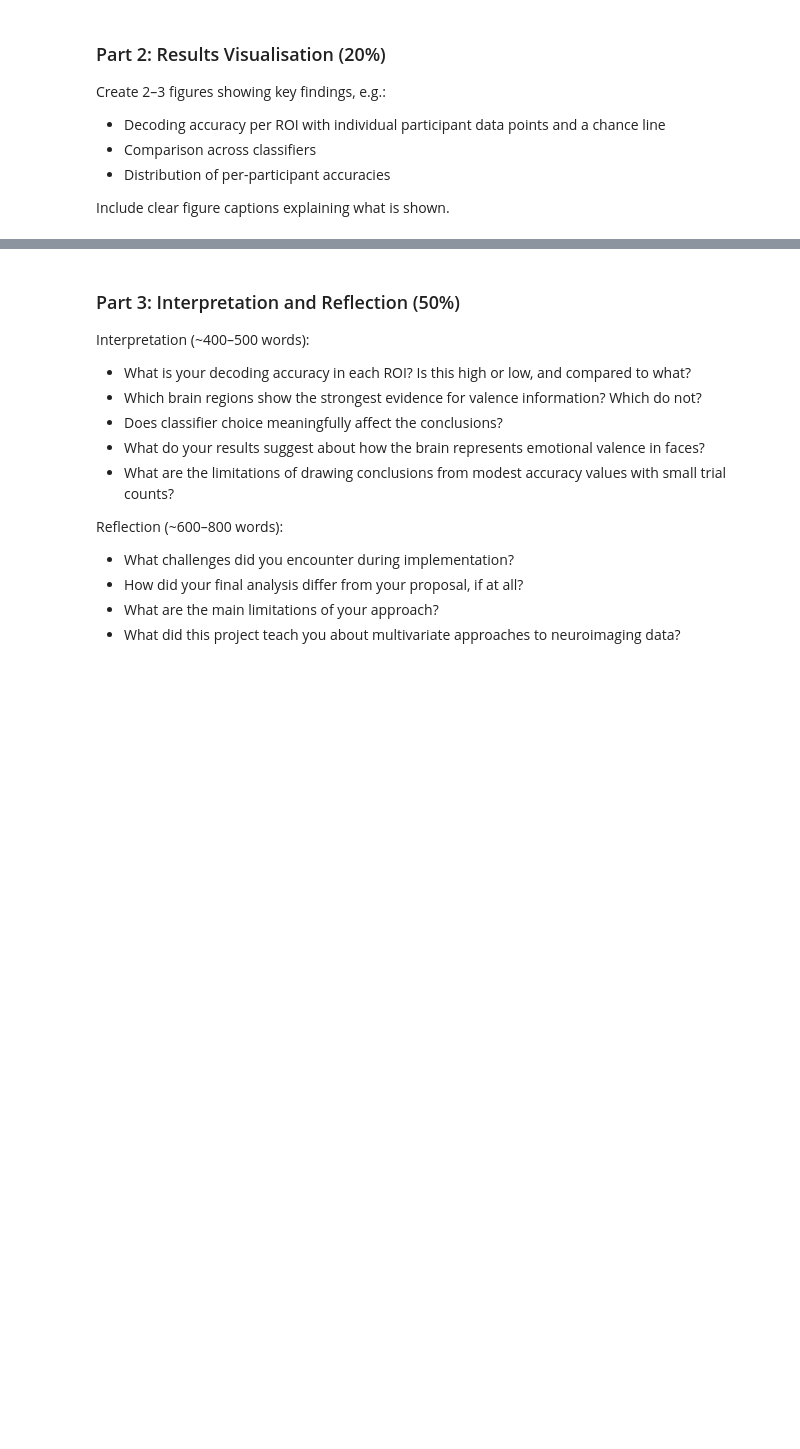
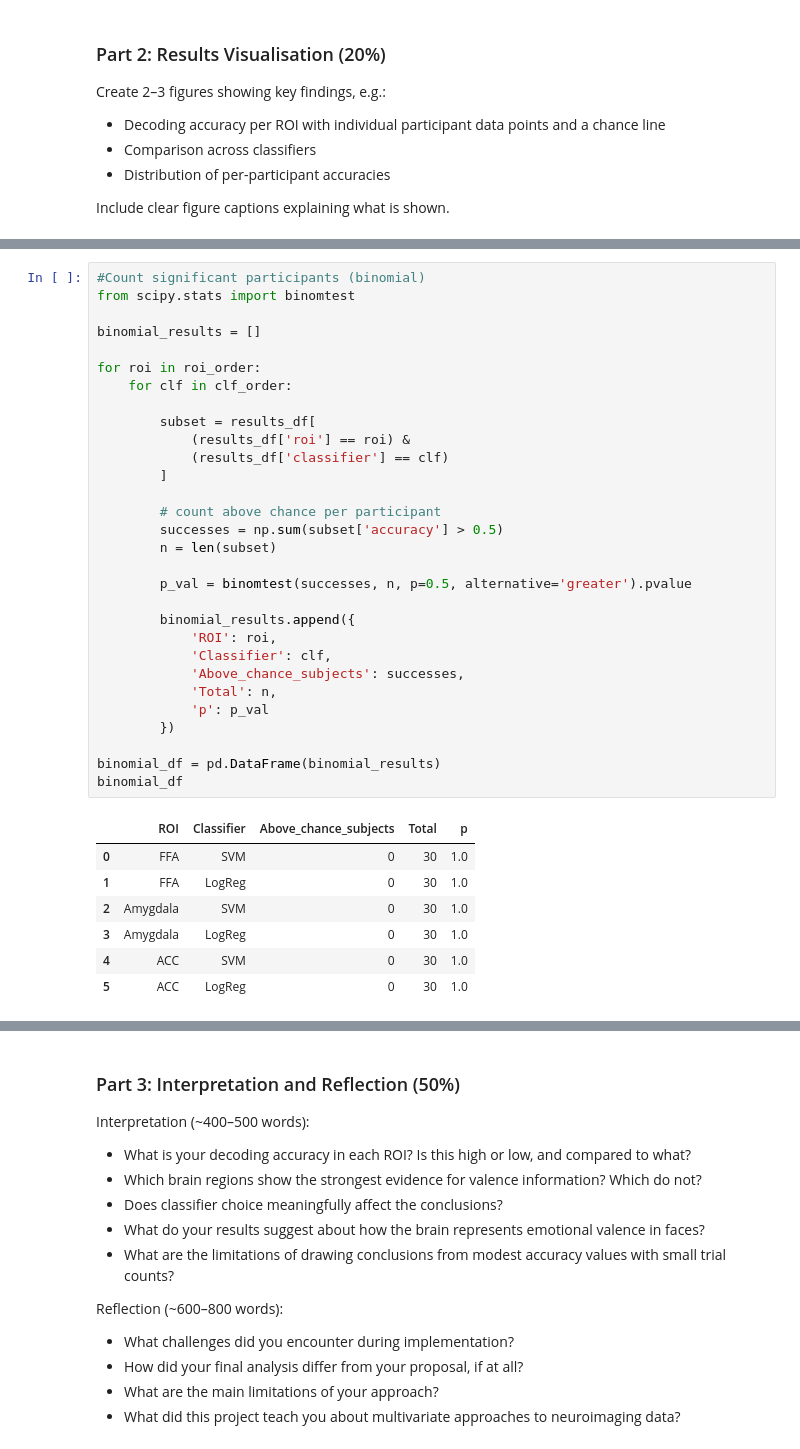
Before and after one commit to lynnv-hub/Mind_Reading, a Jupyter notebook: MVPA_Report2_Template.ipynb, the cells around one changed output, grey strips where cells are left out. Drawn from its saved outputs; the diff is of its cells as text; blank space fills up the shorter version.

```diff
--- a/MVPA_Report2_Template.ipynb
+++ b/MVPA_Report2_Template.ipynb
@@ -358,0 +654,38 @@ Include clear figure captions explaining what is shown.
+# %%
+#Count significant participants (binomial)
+from scipy.stats import binomtest
+
+binomial_results = []
+
+for roi in roi_order:
+    for clf in clf_order:
+
+        subset = results_df[
+            (results_df['roi'] == roi) &
+            (results_df['classifier'] == clf)
+        ]
+
+        # count above chance per participant
+        successes = np.sum(subset['accuracy'] > 0.5)
+        n = len(subset)
+
+        p_val = binomtest(successes, n, p=0.5, alternative='greater').pvalue
+
+        binomial_results.append({
+            'ROI': roi,
+            'Classifier': clf,
+            'Above_chance_subjects': successes,
+            'Total': n,
+            'p': p_val
+        })
+
+binomial_df = pd.DataFrame(binomial_results)
+binomial_df
+# %% [output]
+|  | ROI | Classifier | Above_chance_subjects | Total | p |
+| 0 | FFA | SVM | 0 | 30 | 1.0 |
+| 1 | FFA | LogReg | 0 | 30 | 1.0 |
+| 2 | Amygdala | SVM | 0 | 30 | 1.0 |
+| 3 | Amygdala | LogReg | 0 | 30 | 1.0 |
+| 4 | ACC | SVM | 0 | 30 | 1.0 |
+| 5 | ACC | LogReg | 0 | 30 | 1.0 |
```
Also changed, not shown: parts of 15 cells of this notebook.
